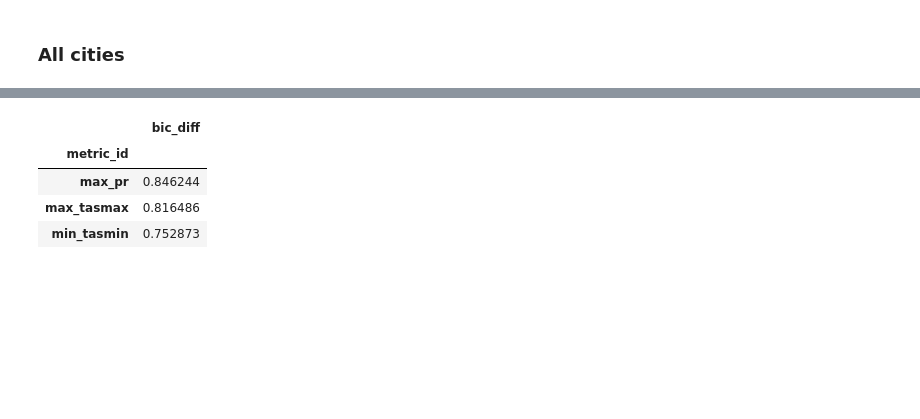
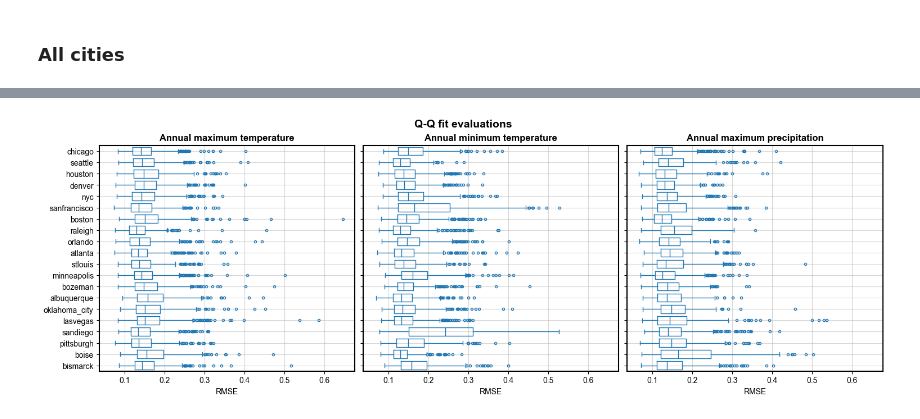
Before and after one commit to david0811/conus_comparison_lafferty-etal-2024, a Jupyter notebook: scripts/05_gev_evals.ipynb, the cells around one changed output, grey strips where cells are left out. Cells and saved outputs as stored; diff of their text form; code cells hidden in the pictures; blank space fills up the shorter version.

```diff
--- a/scripts/05_gev_evals.ipynb
+++ b/scripts/05_gev_evals.ipynb
@@ -112,9 +112,11 @@ plt.savefig(f"{project_code_path}/figs/si/{city}_example_gev_fits.pdf")
 # %% [markdown]
 ### All cities
 # %%
+%%time
 # Calculate all
 df_stats = []
-gev_types = ['nonstat', 'nonstat_scale']
+# gev_types = ['stat', 'nonstat_scale']
+gev_types = ['nonstat_scale']
 
 # Metrics
 for metric_id in ["max_tasmax", "min_tasmin", "max_pr"]:
@@ -164,7 +166,7 @@ for metric_id in ["max_tasmax", "min_tasmin", "max_pr"]:
                                     "bic":bic,
                                    })
                 except Exception as e:
-                    # print(combo)
+                    print(combo)
                     continue
 
 # Concat
@@ -171,0 +177,29 @@ df_stats = pd.DataFrame(df_stats).dropna()
+# %%
+# Plot all
+fig, axs = plt.subplots(1, 3, layout='constrained', figsize=(15, 5), sharey=True, sharex=True)
+
+# Max tasmax
+data = df_stats[df_stats['metric_id'] == 'max_tasmax']
+sns.boxplot(data=data, y='city', x='qq_rmse', ax=axs[0], fill=False, gap=.1, linewidth=1, flierprops={"marker": "."}, legend=False)
+axs[0].set_title("Annual maximum temperature", fontweight='bold')
+
+# Min tasmin
+data = df_stats[df_stats['metric_id'] == 'min_tasmin']
+sns.boxplot(data=data, y='city', x='qq_rmse', ax=axs[1], fill=False, gap=.1, linewidth=1, flierprops={"marker": "."}, legend=False)
+axs[1].set_title("Annual minimum temperature", fontweight='bold')
+
+# Max pr
+data = df_stats[df_stats['metric_id'] == 'max_pr']
+sns.boxplot(data=data, y='city', x='qq_rmse', ax=axs[2], fill=False, gap=.1, linewidth=1, flierprops={"marker": "."}, legend=False)
+axs[2].set_title("Annual maximum precipitation", fontweight='bold')
+
+# Tidy
+for ax in axs:
+    ax.grid(alpha=0.5)
+    ax.set_xlabel('RMSE')
+    ax.set_ylabel('')
+fig.suptitle('Q-Q fit evaluations', fontweight='bold', fontsize=14)
+
+plt.savefig(f'{project_code_path}/figs/si/city_nonstat_gev_evals.pdf', bbox_inches='tight')
+# %% [output]
+[figure, added]
@@ -186,8 +265,0 @@ df_stats_merged.groupby(['city', 'metric_id']).apply(lambda x: (x[['bic_diff']]
-# %%
-pd.read_csv(f'{project_code_path}/data/city_bic_diff_frac_below_zero.csv').groupby('metric_id').mean(numeric_only=True)
-# %% [output]
-|  | bic_diff |
-| metric_id |  |
-| max_pr | 0.846244 |
-| max_tasmax | 0.816486 |
-| min_tasmin | 0.752873 |
```
Also changed, not shown: parts of 8 cells of this notebook, 4 other files.
